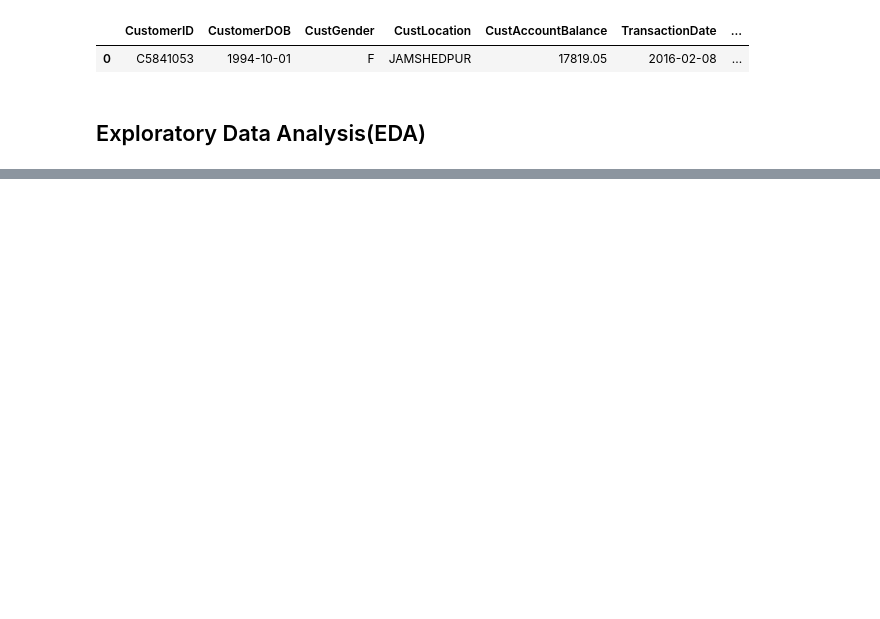
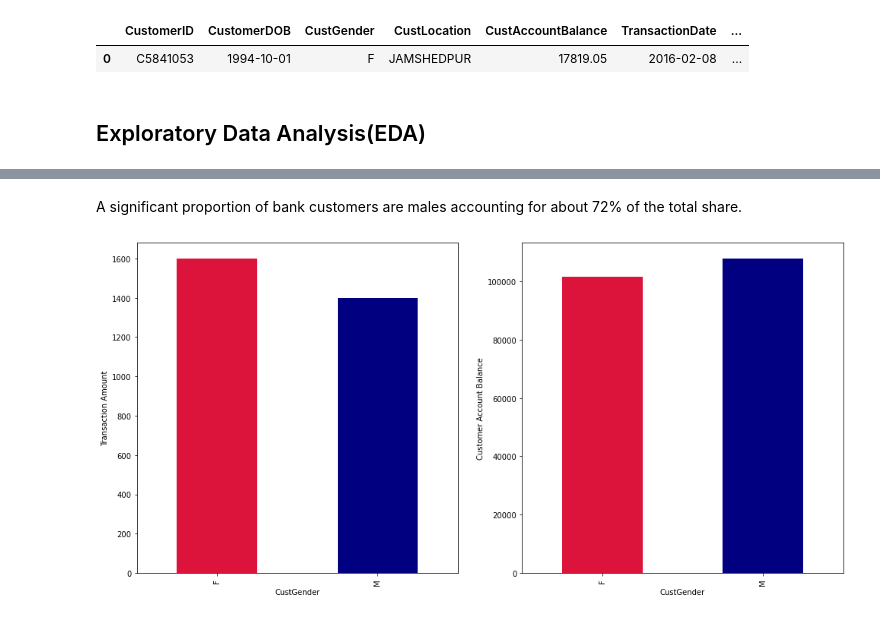
Before and after one commit to LucaFabri99/ADM-HW4, a Jupyter notebook: main.ipynb, the cells around one changed output, grey strips where cells are left out. Drawn from its saved outputs; the diff is of its cells as text; code cells hidden in the pictures; blank space fills up the shorter version.

```diff
--- a/main.ipynb
+++ b/main.ipynb
@@ -212,0 +245,15 @@ data.head(1)
+# %% [markdown]
+A significant proportion of bank customers are males accounting for about 72% of the total share.
+# %%
+#fig, (ax1, ax2) = plt.subplots(1, 2)
+plt.subplot(1, 2, 1)
+ax1 = data.groupby('CustGender')['TransactionAmount'].mean().plot(kind='bar',color=['crimson','navy'])
+plt.ylabel('Transaction Amount')
+
+plt.subplot(1, 2, 2)
+ax2 = data.groupby('CustGender')['CustAccountBalance'].mean().plot(kind='bar',color=['crimson','navy'])
+plt.ylabel('Customer Account Balance')
+plt.subplots_adjust(right=1.2)
+plt.show()
+# %% [output]
+[figure, added]
```
Also changed, not shown: parts of 20 cells of this notebook.
